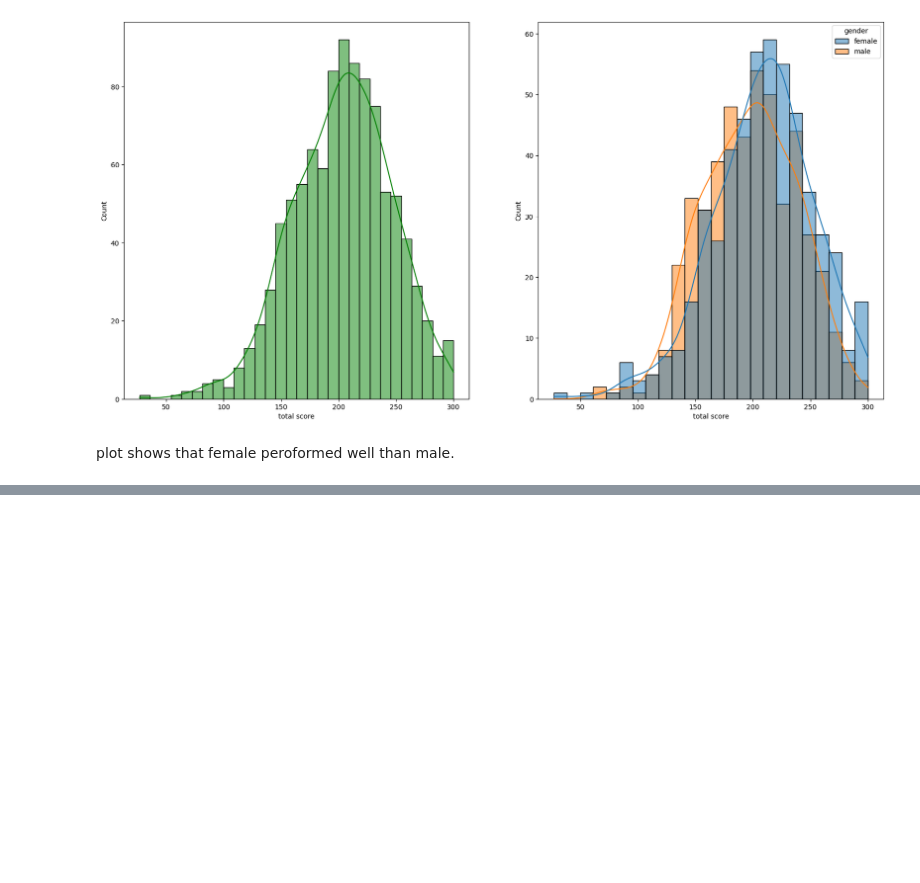
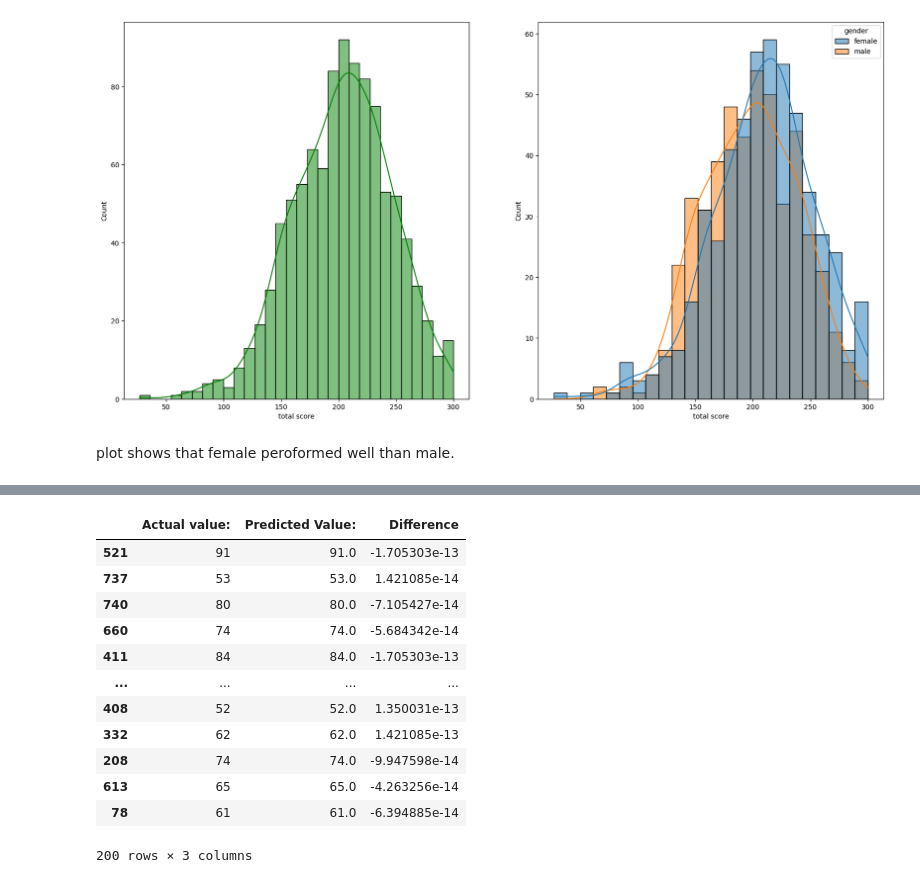
Before and after one commit to MeghaUkkali9/machine-learning-project, a Jupyter notebook: notebook/student_performance_predictionipynb.ipynb, the cells around one changed output, grey strips where cells are left out. Drawn from its saved outputs; the diff is of its cells as text; code cells hidden in the pictures; blank space fills up the shorter version.

```diff
--- a/notebook/student_performance_predictionipynb.ipynb
+++ b/notebook/student_performance_predictionipynb.ipynb
@@ -209,0 +435,17 @@ plot shows that female peroformed well than male.
+# %%
+pred_df = pd.DataFrame({'Actual value:': y_test, 'Predicted Value:':y_pred, 'Difference': y_test-y_pred})
+pred_df
+# %% [output]
+|  | Actual value: | Predicted Value: | Difference |
+| 521 | 91 | 91.0 | -1.705303e-13 |
+| 737 | 53 | 53.0 | 1.421085e-14 |
+| 740 | 80 | 80.0 | -7.105427e-14 |
+| 660 | 74 | 74.0 | -5.684342e-14 |
+| 411 | 84 | 84.0 | -1.705303e-13 |
+| ... | ... | ... | ... |
+| 408 | 52 | 52.0 | 1.350031e-13 |
+| 332 | 62 | 62.0 | 1.421085e-13 |
+| 208 | 74 | 74.0 | -9.947598e-14 |
+| 613 | 65 | 65.0 | -4.263256e-14 |
+| 78 | 61 | 61.0 | -6.394885e-14 |
+200 rows × 3 columns
```
Also changed, not shown: parts of 25 cells of this notebook, 6 other files.
